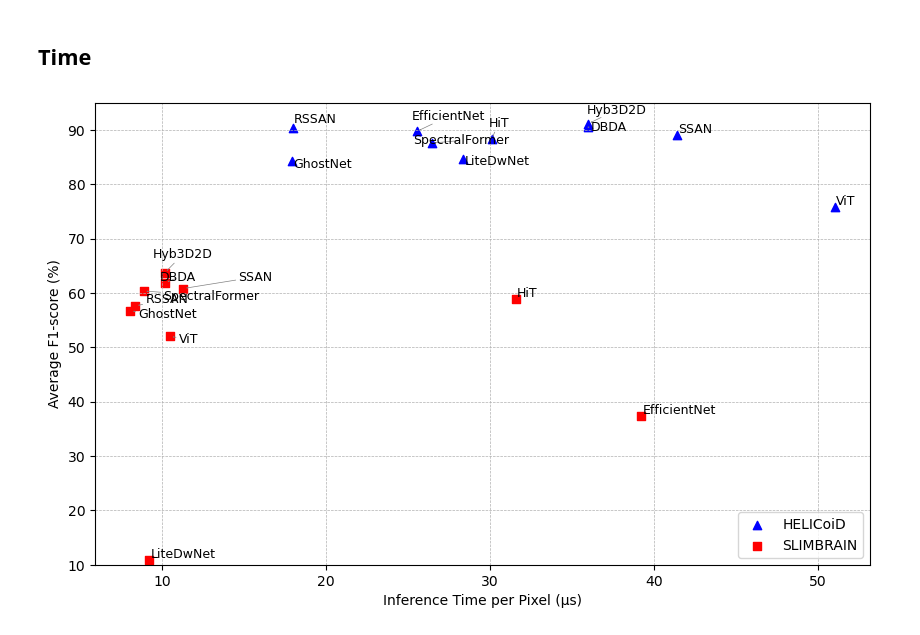
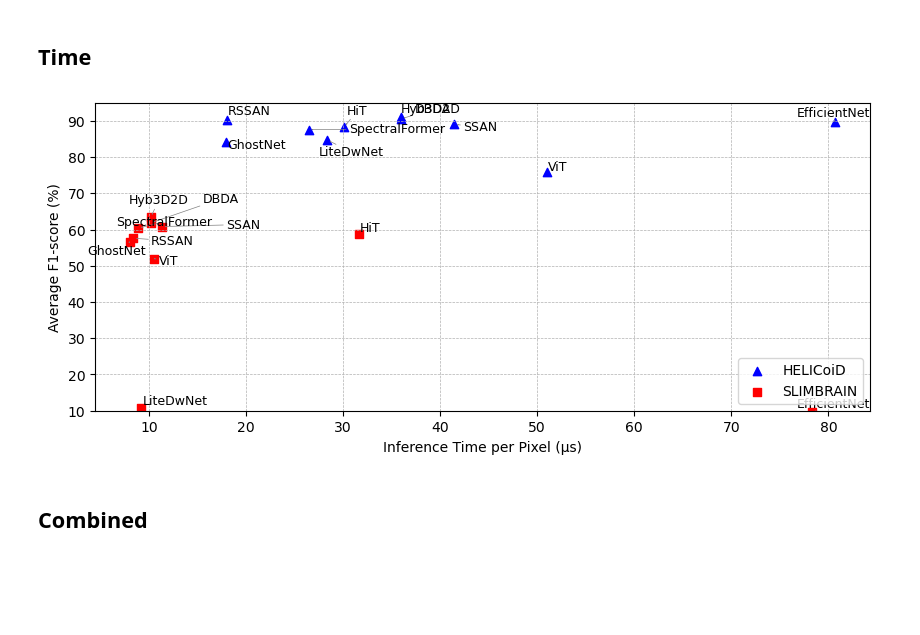
Before and after one commit to domenico-rgs/HSIBrain-Benchmark, a Jupyter notebook: plots/scatter_plots.ipynb, the cells around one changed output. Cells and saved outputs as stored; diff of their text form; code cells hidden in the pictures; blank space fills up the shorter version.

```diff
--- a/plots/scatter_plots.ipynb
+++ b/plots/scatter_plots.ipynb
@@ -31,23 +33,23 @@ slimbrain = {
 }
 # %%
-fig, ax = plt.subplots(figsize=(10, 6))
+fig, ax = plt.subplots(figsize=(10, 4))
 
 sc_lp = ax.scatter(
-    [x for x, y in helicoid.values()],
-    [y for x, y in helicoid.values()],
+    [x for x, y in helicoid_param.values()],
+    [y for x, y in helicoid_param.values()],
     color='blue', marker='^', label='HELICoiD'
 )
 
 sc_m = ax.scatter(
-    [x for x, y in slimbrain.values()],
-    [y for x, y in slimbrain.values()],
+    [x for x, y in slimbrain_param.values()],
+    [y for x, y in slimbrain_param.values()],
     color='red', marker='s', label='SLIMBRAIN'
 )
 
 texts = []
-for model, (x, y) in helicoid.items():
+for model, (x, y) in helicoid_param.items():
     texts.append(ax.text(x, y, model, fontsize=9))
-for model, (x, y) in slimbrain.items():
+for model, (x, y) in slimbrain_param.items():
     texts.append(ax.text(x, y, model, fontsize=9))
 
 adjust_text(texts, arrowprops=dict(arrowstyle='->', color='gray', lw=0.5))
@@ -58,7 +60,5 @@ ax.set_ylim(10, 95)
 ax.grid(True, which='both', linestyle='--', linewidth=0.5)
 ax.legend(loc='lower right')
 
-
-plt.savefig("scatter_plot_parameters.png", dpi=1200, bbox_inches='tight', transparent=True)
 plt.show()
 # %% [output]
@@ -66,7 +66,7 @@ plt.show()
 # %% [markdown]
 ## Time
 # %%
-helicoid = {
+helicoid_time = {
     'HiT': (30.09, 88.29),
     'DBDA': (35.95, 90.51),
     'GhostNet': (17.89, 84.22),
@@ -76,51 +76,52 @@ helicoid = {
     'SSAN': (41.43, 89.05),
     'SpectralFormer': (26.44, 87.57),
     'ViT': (51.03, 75.81),
-    'EfficientNet': (25.53, 89.72)
+    'EfficientNet': (80.66, 89.72)
 }
 
-slimbrain = {
+slimbrain_time = {
     'HiT': (31.58, 58.86),
     'ViT': (10.46, 52.00),
     'DBDA': (10.17, 61.83),
     'GhostNet': (8.05, 56.69),
-    'Hyb3D2D': (10.15, 63.7),
+    'Hyb3D2D': (10.15, 63.37),
     'LiteDwNet': (9.18, 10.80),
     'RSSAN': (8.36, 57.61),
     'SSAN': (11.29, 60.82),
     'SpectralFormer': (8.86, 60.37),
-    'EfficientNet': (39.20, 37.31)
+    'EfficientNet': (78.34, 9.51)
 }
 # %%
-fig, ax = plt.subplots(figsize=(10, 6))
+fig, ax = plt.subplots(figsize=(10, 4))
 
 sc_lp = ax.scatter(
-    [x for x, y in helicoid.values()],
-    [y for x, y in helicoid.values()],
+    [x for x, y in helicoid_time.values()],
+    [y for x, y in helicoid_time.values()],
     color='blue', marker='^', label='HELICoiD'
 )
 
 sc_m = ax.scatter(
-    [x for x, y in slimbrain.values()],
-    [y for x, y in slimbrain.values()],
+    [x for x, y in slimbrain_time.values()],
+    [y for x, y in slimbrain_time.values()],
     color='red', marker='s', label='SLIMBRAIN'
 )
 
 texts = []
-for model, (x, y) in helicoid.items():
+for model, (x, y) in helicoid_time.items():
     texts.append(ax.text(x, y, model, fontsize=9))
-for model, (x, y) in slimbrain.items():
+for model, (x, y) in slimbrain_time.items():
     texts.append(ax.text(x, y, model, fontsize=9))
 
 adjust_text(texts, arrowprops=dict(arrowstyle='->', color='gray', lw=0.5))
 
 ax.set_xlabel("Inference Time per Pixel (µs)")
 ax.set_ylabel("Average F1-score (%)")
 ax.set_ylim(10, 95)
 ax.grid(True, which='both', linestyle='--', linewidth=0.5)
 ax.legend(loc='lower right')
 
-plt.savefig("scatter_plot_time.png", dpi=1200, bbox_inches='tight', transparent=True)
 plt.show()
 # %% [output]
-[figure, old version]
+[figure, new version]
+# %% [markdown]
+## Combined
```
Also changed, not shown: parts of 5 cells of this notebook, 17 other files.
